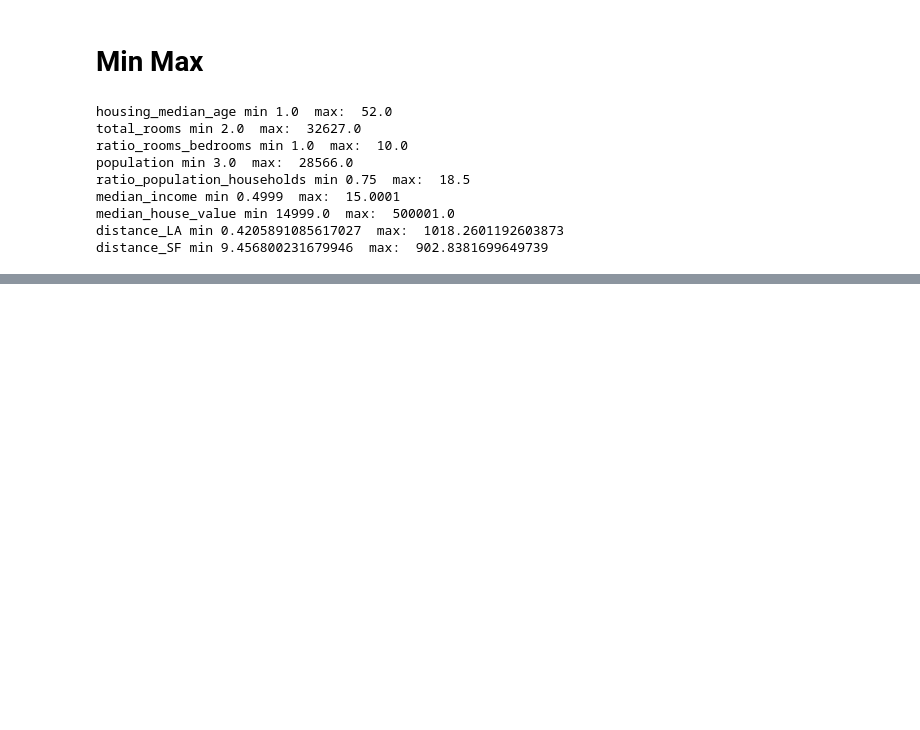
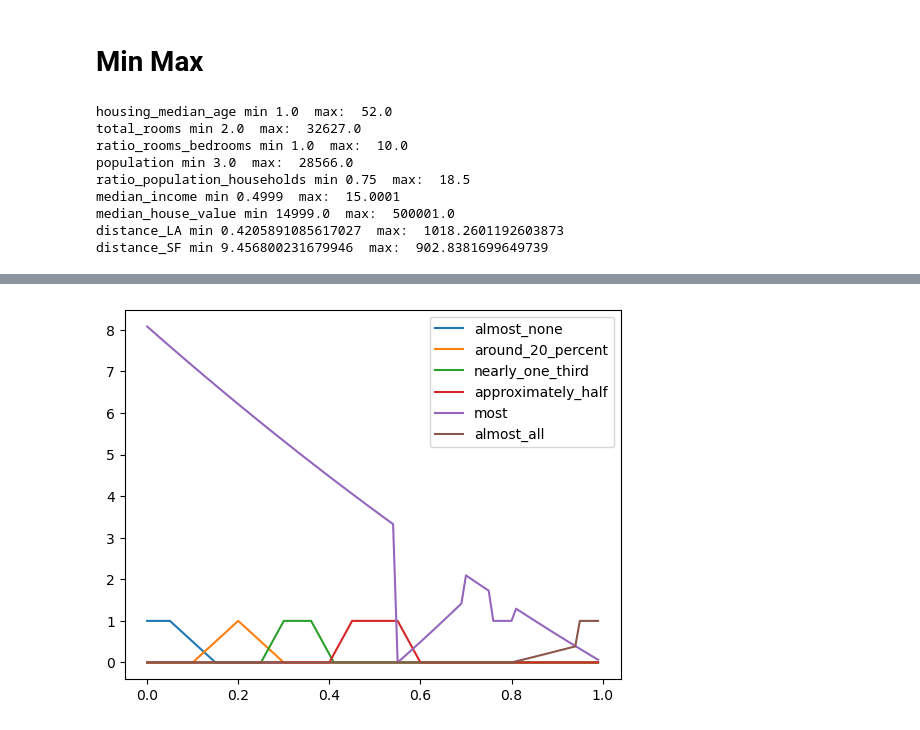
Before and after one commit to jkszymczak/KSR, a Jupyter notebook: projectTwo/dataBasePrep/prep.ipynb, the cells around one changed output, grey strips where cells are left out. Drawn from its saved outputs; the diff is of its cells as text; code cells hidden in the pictures; blank space fills up the shorter version.

```diff
--- a/projectTwo/dataBasePrep/prep.ipynb
+++ b/projectTwo/dataBasePrep/prep.ipynb
@@ -149,0 +290,4 @@ distance_SF min 9.456800231679946  max:  902.8381699649739
+# %%
+show_plots(np.arange(0,1,0.01),labels_relative)
+# %% [output]
+[figure, added]
```
Also changed, not shown: parts of 16 cells of this notebook, 23 other files.
